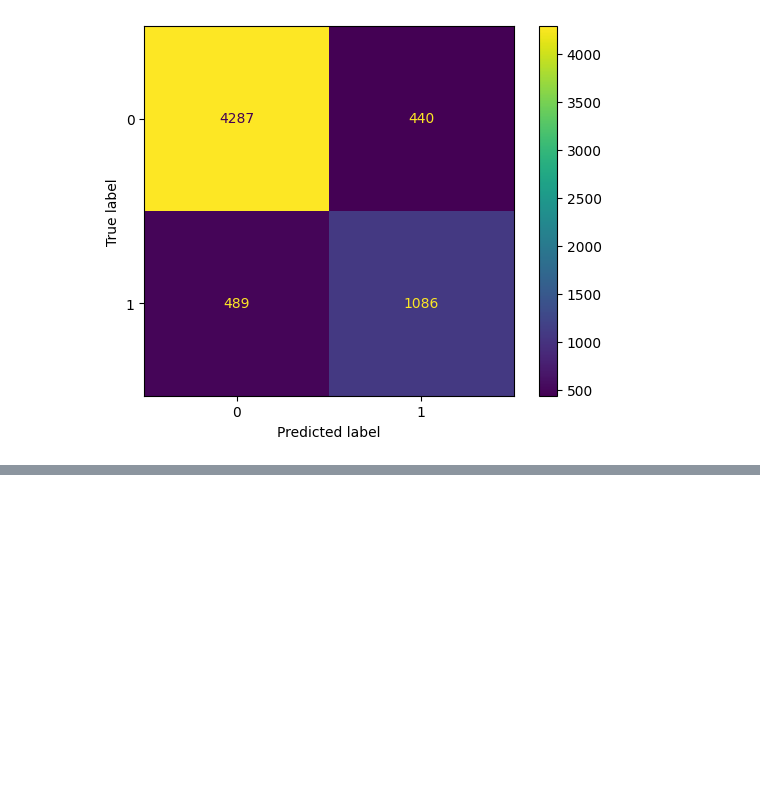
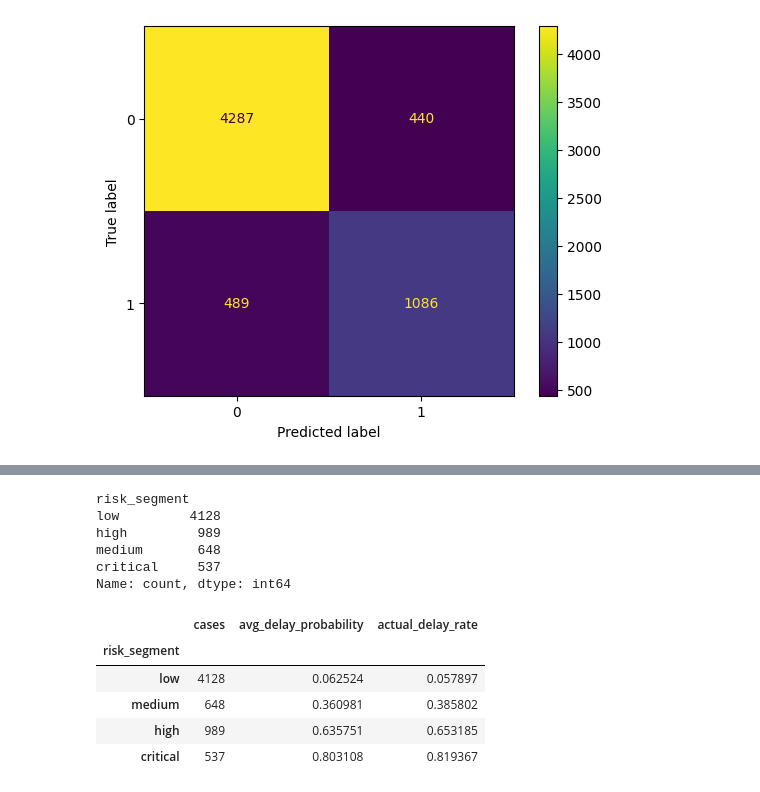
Before and after one commit to alfergal/ml-studio, a Jupyter notebook: ml/loanops/notebooks/01_eda.ipynb, the cells around one changed output, grey strips where cells are left out. Drawn from its saved outputs; the diff is of its cells as text; code cells hidden in the pictures; blank space fills up the shorter version.

Commit message:
Add XGBoost evaluation and operational risk segmentation

```diff
--- a/ml/loanops/notebooks/01_eda.ipynb
+++ b/ml/loanops/notebooks/01_eda.ipynb
@@ -421,0 +478,32 @@ plt.show()
+# %%
+risk_scores = X_test.copy()
+risk_scores["delay_probability"] = y_proba_xgb
+risk_scores["actual_delayed"] = y_test.values
+
+risk_scores["risk_segment"] = pd.cut(
+    risk_scores["delay_probability"],
+    bins=[0, 0.25, 0.50, 0.75, 1.0],
+    labels=["low", "medium", "high", "critical"],
+)
+
+risk_scores["risk_segment"].value_counts()
+# %% [output]
+risk_segment
+low         4128
+high         989
+medium       648
+critical     537
+Name: count, dtype: int64
+# %%
+risk_scores.groupby("risk_segment", observed=True).agg(
+    cases=("delay_probability", "count"),
+    avg_delay_probability=("delay_probability", "mean"),
+    actual_delay_rate=("actual_delayed", "mean"),
+).sort_index()
+# %% [output]
+|  | cases | avg_delay_probability | actual_delay_rate |
+| risk_segment |  |  |  |
+| low | 4128 | 0.062524 | 0.057897 |
+| medium | 648 | 0.360981 | 0.385802 |
+| high | 989 | 0.635751 | 0.653185 |
+| critical | 537 | 0.803108 | 0.819367 |
```
Also changed, not shown: parts of 3 cells of this notebook.
